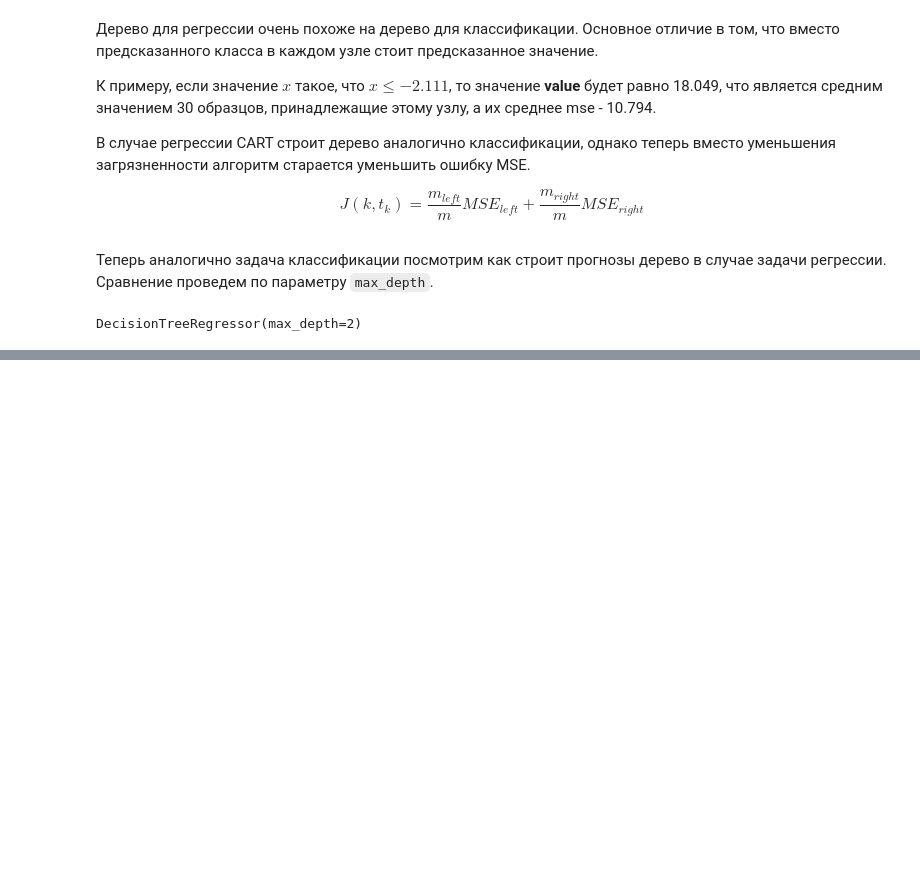
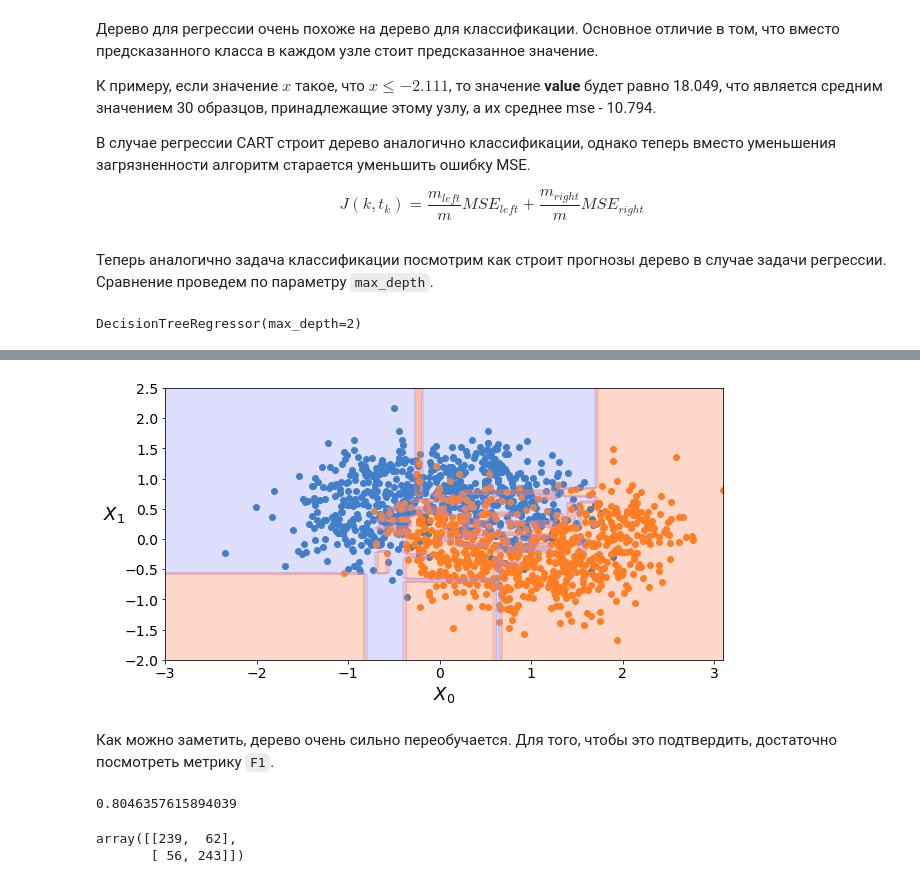
Before and after one commit to Lpshkn/Tutors, a Jupyter notebook: Practice/Decision Trees/Decision Trees.ipynb, the cells around one changed output, grey strips where cells are left out. Drawn from its saved outputs; the diff is of its cells as text; code cells hidden in the pictures; blank space fills up the shorter version.

```diff
--- a/Practice/Decision Trees/Decision Trees.ipynb
+++ b/Practice/Decision Trees/Decision Trees.ipynb
@@ -201,0 +235,10 @@ plt.show()
+# %%
+def plot_tree_predictions(tree, axis):
+    x1s = np.linspace(axis[0], axis[1], 100)
+    x2s = np.linspace(axis[2], axis[3], 100)
+    x1, x2 = np.meshgrid(x1s, x2s)
+    X_new = np.c_[x1.ravel(), x2.ravel()]
+    y_pred = tree.predict(X_new).reshape(x1.shape)
+    custom_cmap = ListedColormap(['#9494ff','#ff7e57'])
+    plt.contourf(x1, x2, y_pred, alpha=0.3, cmap=custom_cmap)
+    plt.axis(axis)
@@ -201,0 +250,18 @@ plt.show()
+# %%
+plt.figure(figsize=(10, 5))
+plot_moons(X_train, y_train)
+plot_tree_predictions(tree, [-3, 3.1, -2, 2.5])
+plt.show()
+# %% [output]
+[figure, added]
+# %% [markdown]
+Как можно заметить, дерево очень сильно переобучается. Для того, чтобы это подтвердить, достаточно посмотреть метрику `F1`.
+# %%
+f1_score(y_test, tree.predict(X_test))
+# %% [output]
+0.8046357615894039
+# %%
+confusion_matrix(y_test, tree.predict(X_test))
+# %% [output]
+array([[239,  62],
+       [ 56, 243]])
```
Also changed, not shown: parts of 25 cells of this notebook, 2 other files.
